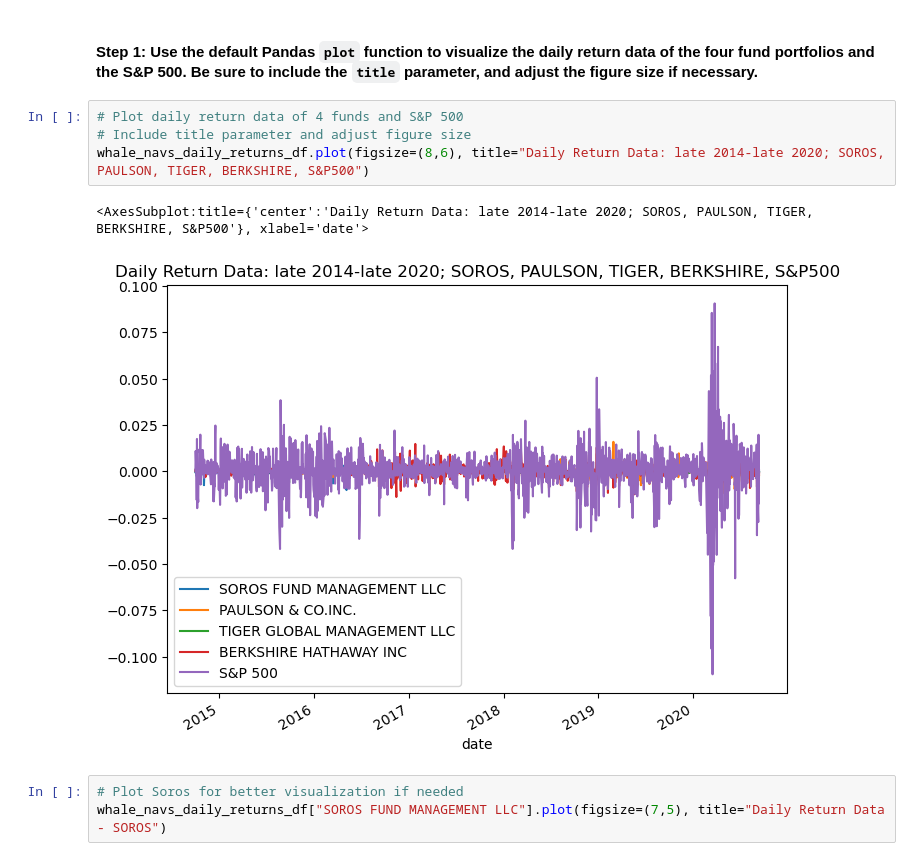
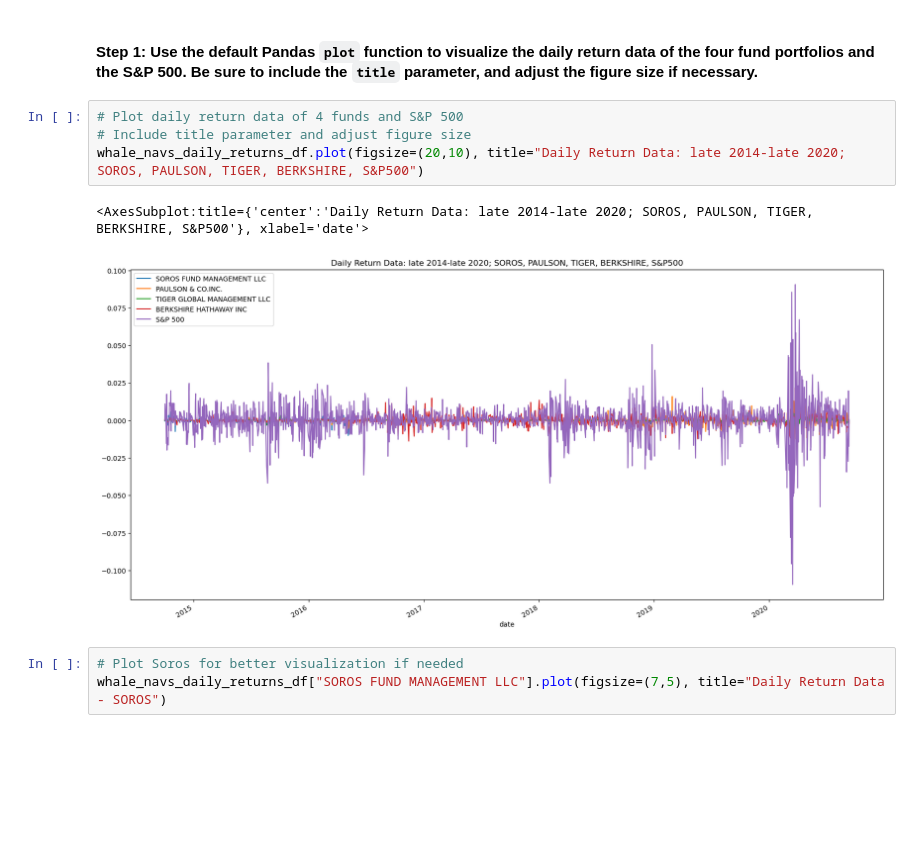
Before and after one commit to djohnst914/Risk_Analysis_Investment_Opportunities, a Jupyter notebook: risk_return_analysis.ipynb, the cells around one changed output. Cells and saved outputs as stored; diff of their text form; blank space fills up the shorter version.

```diff
--- a/risk_return_analysis.ipynb
+++ b/risk_return_analysis.ipynb
@@ -157,10 +157,10 @@ Analyze the data to determine if any of the portfolios outperform the broader st
 # %%
 # Plot daily return data of 4 funds and S&P 500
 # Include title parameter and adjust figure size
-whale_navs_daily_returns_df.plot(figsize=(8,6), title="Daily Return Data: late 2014-late 2020; SOROS, PAULSON, TIGER, BERKSHIRE, S&P500")
+whale_navs_daily_returns_df.plot(figsize=(20,10), title="Daily Return Data: late 2014-late 2020; SOROS, PAULSON, TIGER, BERKSHIRE, S&P500")
 # %% [output]
 <AxesSubplot:title={'center':'Daily Return Data: late 2014-late 2020; SOROS, PAULSON, TIGER, BERKSHIRE, S&P500'}, xlabel='date'>
-[figure, old version]
+[figure, new version]
 # %%
 # Plot Soros for better visualization if needed
 whale_navs_daily_returns_df["SOROS FUND MANAGEMENT LLC"].plot(figsize=(7,5), title="Daily Return Data - SOROS")
```
Also changed, not shown: parts of 4 cells of this notebook.
